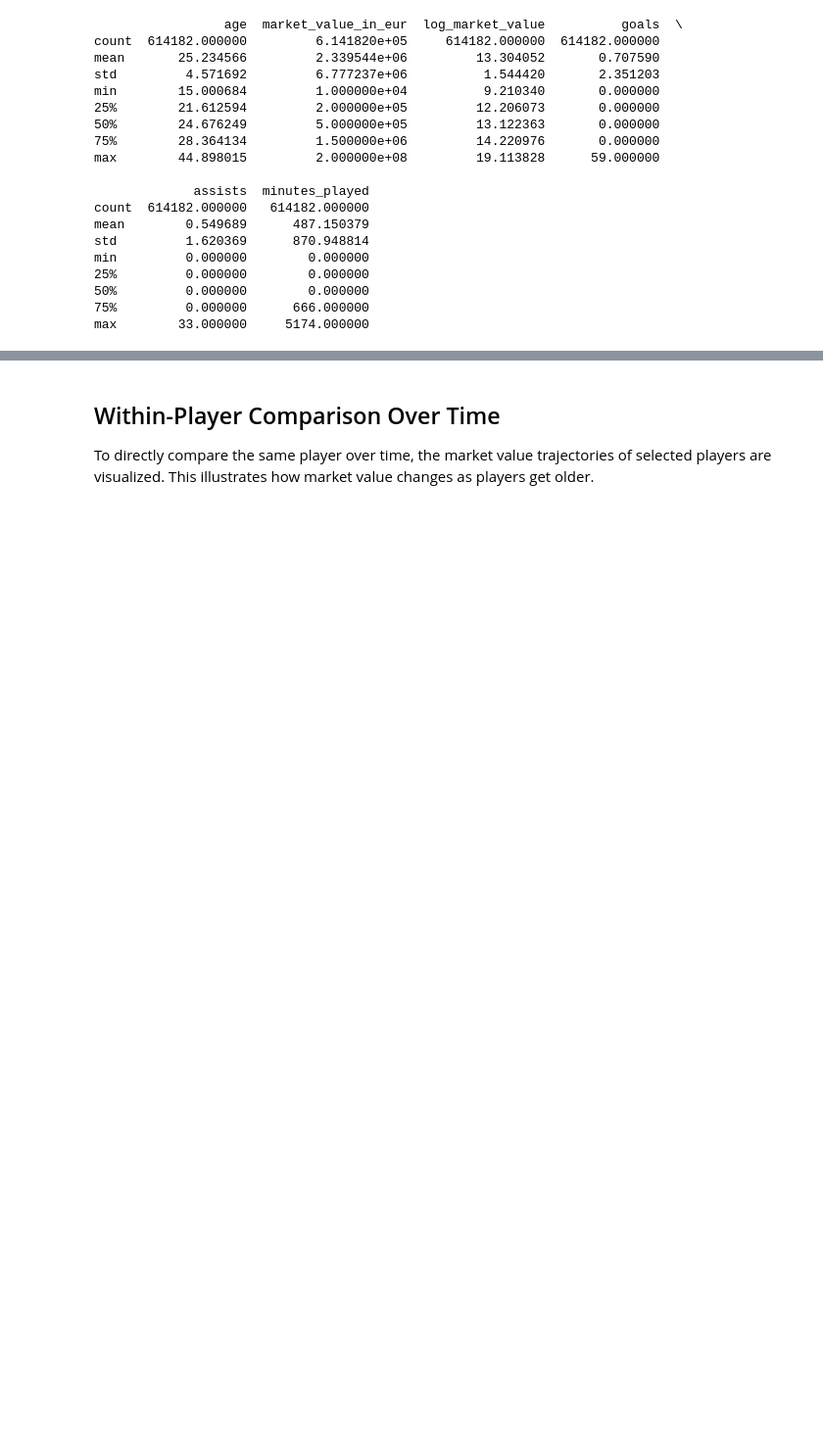
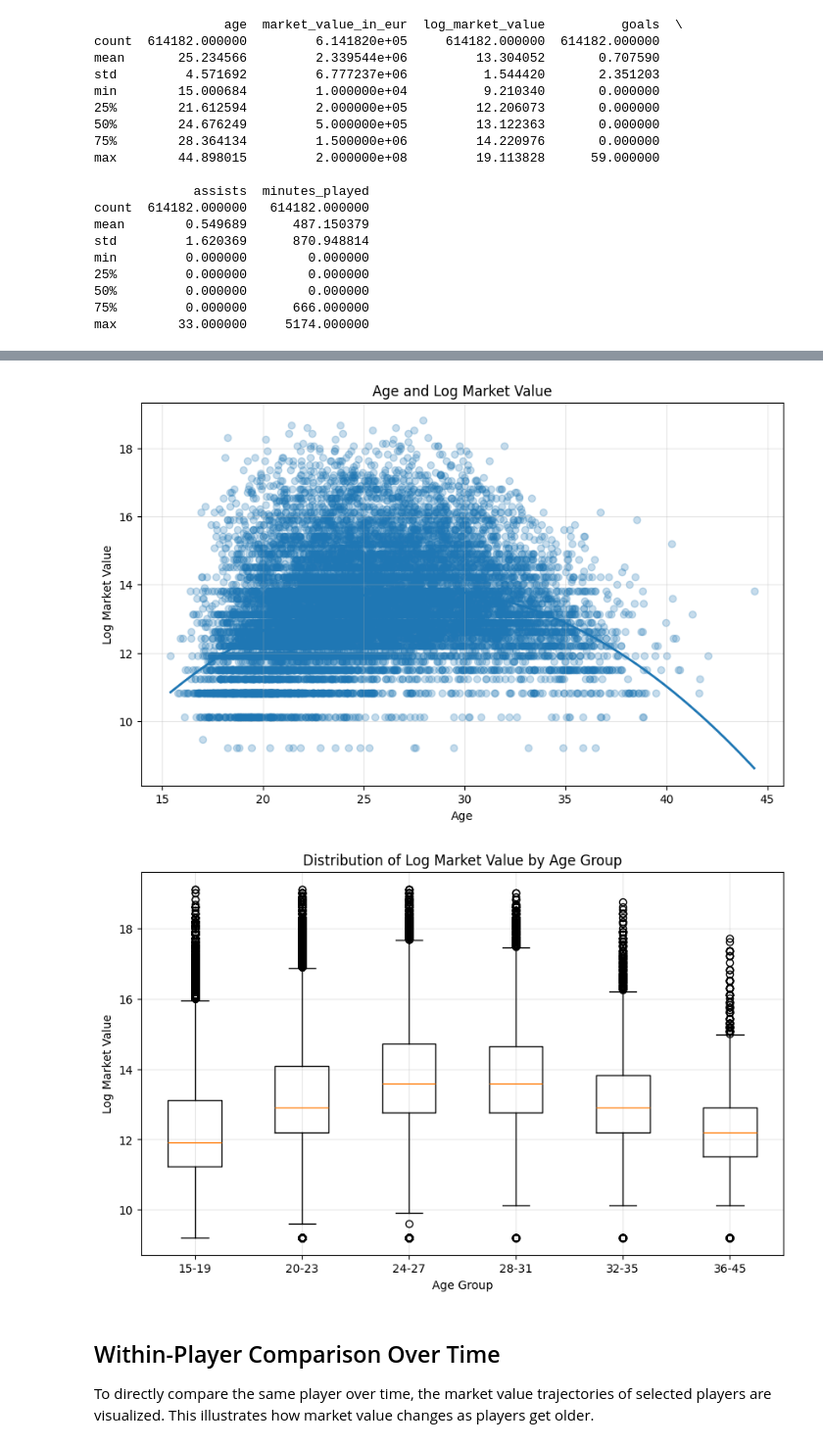
Before and after one commit to granitagushi/Empirical-Project, a Jupyter notebook: market_value_age_analysis.ipynb, the cells around one changed output, grey strips where cells are left out. Shown at 98% size. Drawn from its saved outputs; the diff is of its cells as text; code cells hidden in the pictures; blank space fills up the shorter version.

```diff
--- a/market_value_age_analysis.ipynb
+++ b/market_value_age_analysis.ipynb
@@ -236,3 +274,57 @@ max        33.000000     5174.000000
+# %%
+# Scatter plot: Age vs. log(Market Value) with quadratic fit
+plot_df = panel_df[["age", "log_market_value"]].dropna().copy()
+
+# Optional: reduce overplotting if the dataset is very large
+if len(plot_df) > 15000:
+    plot_df = plot_df.sample(15000, random_state=42)
+
+# Quadratic fit
+x = plot_df["age"]
+y = plot_df["log_market_value"]
+coeffs = np.polyfit(x, y, 2)
+x_fit = np.linspace(x.min(), x.max(), 200)
+y_fit = np.polyval(coeffs, x_fit)
+
+plt.figure(figsize=(10, 6))
+plt.scatter(x, y, alpha=0.25)
+plt.plot(x_fit, y_fit, linewidth=2)
+
+plt.xlabel("Age")
+plt.ylabel("Log Market Value")
+plt.title("Age and Log Market Value")
+plt.grid(alpha=0.3)
+plt.show()
+
+
+# Box plot by age group
+age_bins = [15, 20, 24, 28, 32, 36, 46]
+age_labels = ["15-19", "20-23", "24-27", "28-31", "32-35", "36-45"]
+
+box_df = panel_df.copy()
+box_df["age_group"] = pd.cut(
+    box_df["age"],
+    bins=age_bins,
+    labels=age_labels,
+    right=False
+)
+
+box_data = [
+    box_df.loc[box_df["age_group"] == group, "log_market_value"].dropna()
+    for group in age_labels
+]
+
+plt.figure(figsize=(10, 6))
+plt.boxplot(box_data, labels=age_labels, patch_artist=False)
+
+plt.xlabel("Age Group")
+plt.ylabel("Log Market Value")
+plt.title("Distribution of Log Market Value by Age Group")
+plt.grid(alpha=0.3)
+plt.show()
+# %% [output]
+[figure, added]
+[figure, added]
 # %% [markdown]
 ## Within-Player Comparison Over Time
 
```
Also changed, not shown: parts of 13 cells of this notebook.
